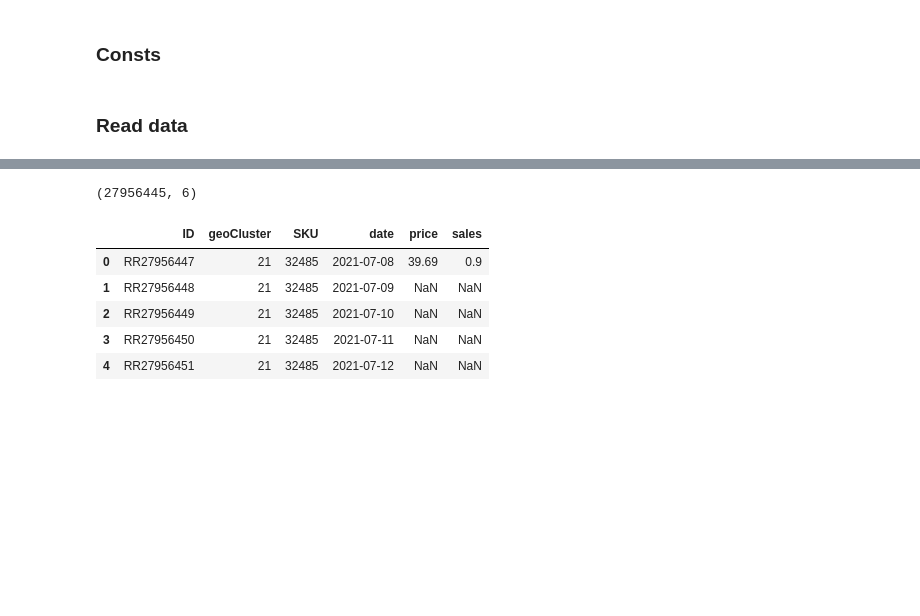
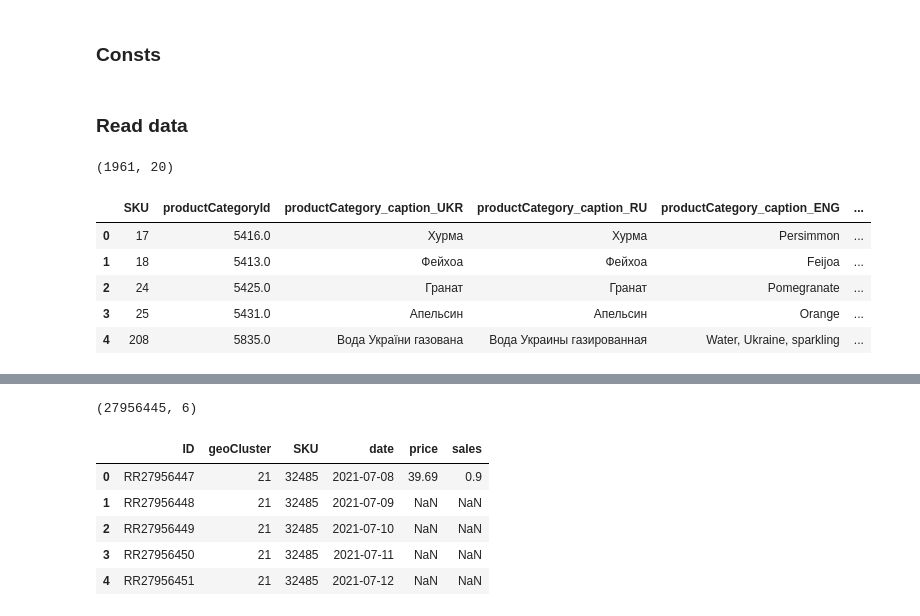
Before and after one commit to OleksandrKosovan/sales-forecasting, a Jupyter notebook: 02-data-vis.ipynb, the cells around one changed output, grey strips where cells are left out. Drawn from its saved outputs; the diff is of its cells as text; code cells hidden in the pictures; blank space fills up the shorter version.

```diff
--- a/02-data-vis.ipynb
+++ b/02-data-vis.ipynb
@@ -15,3 +19,17 @@ SKU_FILE = "sku_final.csv"
 TRAIN_FILE = "train_final.csv"
 # %% [markdown]
 ### Read data
+# %%
+sku = pd.read_csv(os.path.join(DATA_PATH, SKU_FILE))
+sku.shape
+# %% [output]
+(1961, 20)
+# %%
+sku.head()
+# %% [output]
+|  | SKU | productCategoryId | productCategory_caption_UKR | productCategory_caption_RU | productCategory_caption_ENG | ... |
+| 0 | 17 | 5416.0 | Хурма | Хурма | Persimmon | ... |
+| 1 | 18 | 5413.0 | Фейхоа | Фейхоа | Feijoa | ... |
+| 2 | 24 | 5425.0 | Гранат | Гранат | Pomegranate | ... |
+| 3 | 25 | 5431.0 | Апельсин | Апельсин | Orange | ... |
+| 4 | 208 | 5835.0 | Вода України газована | Вода Украины газированная | Water, Ukraine, sparkling | ... |
```
Also changed, not shown: parts of 19 cells of this notebook.
